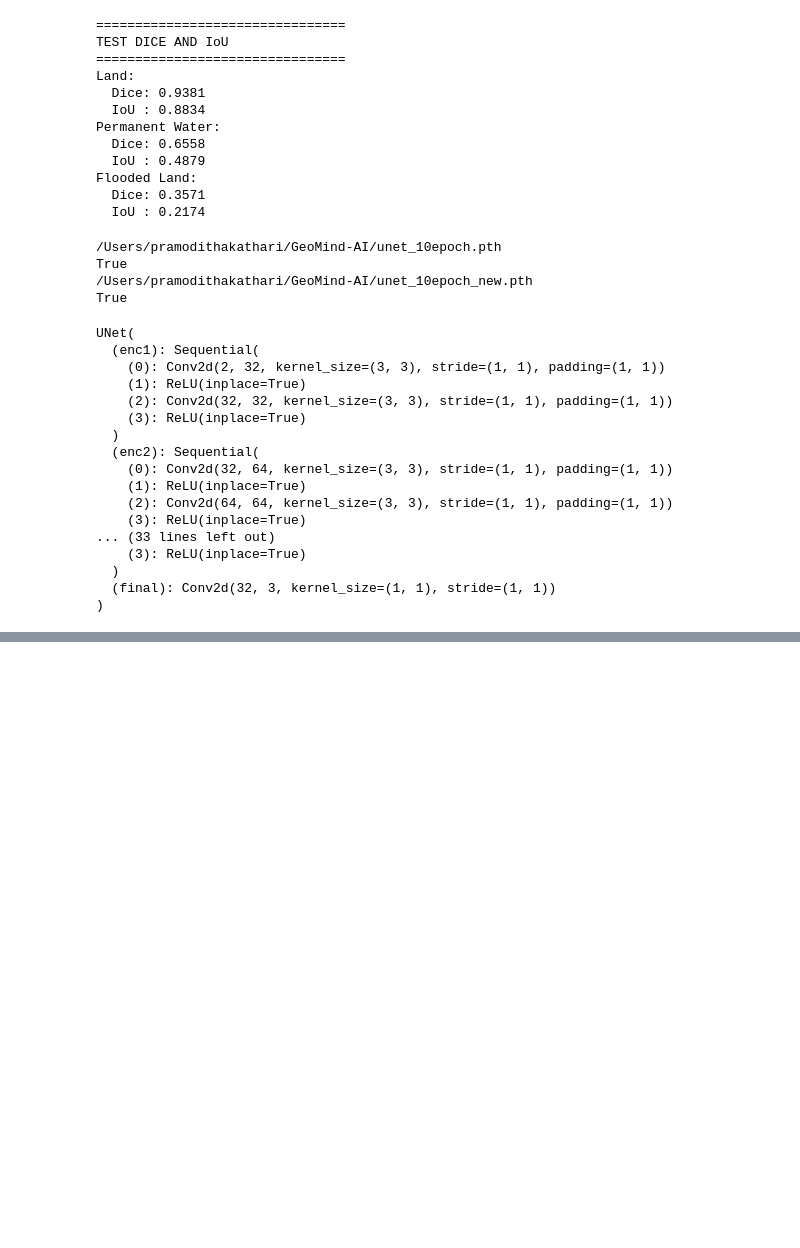
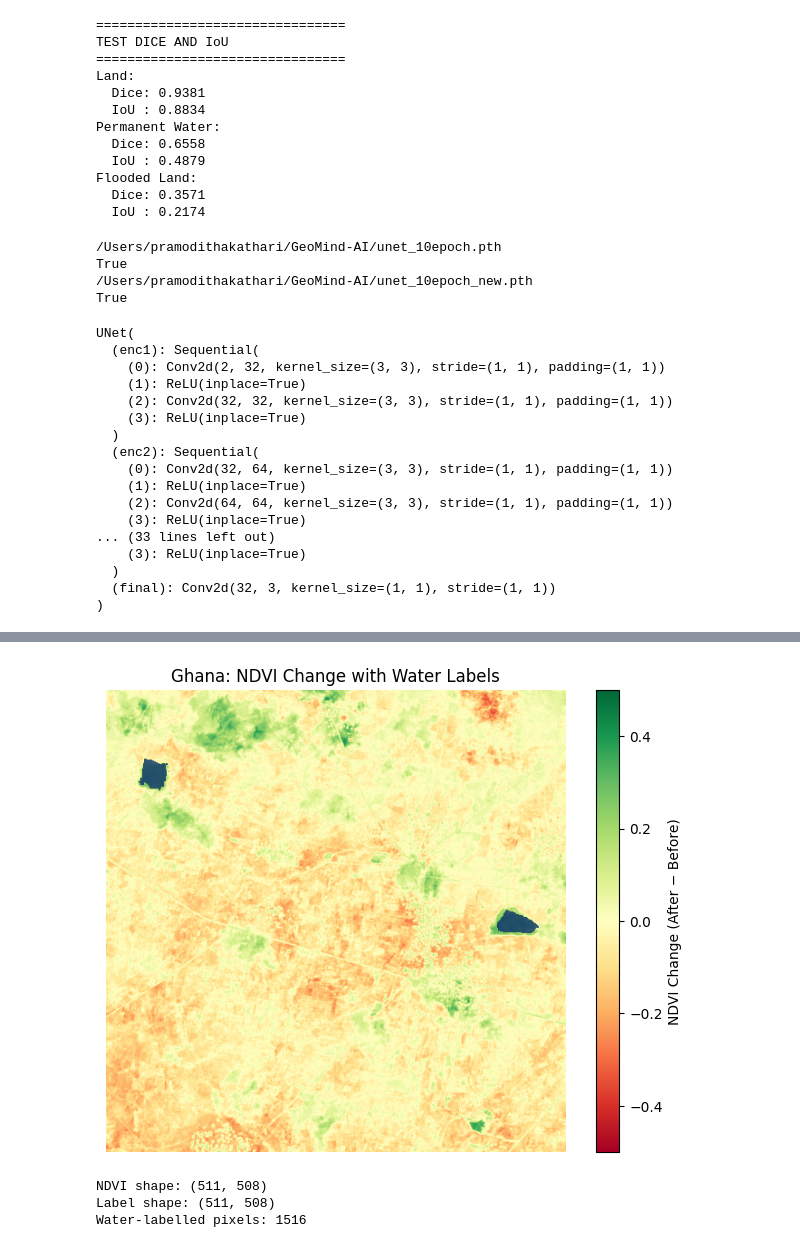
Before and after one commit to srihasagnana/GeoMind-AI, a Jupyter notebook: major_project.ipynb, the cells around one changed output, grey strips where cells are left out. Drawn from its saved outputs; the diff is of its cells as text; code cells hidden in the pictures; blank space fills up the shorter version.

```diff
--- a/major_project.ipynb
+++ b/major_project.ipynb
@@ -2238,0 +3035,65 @@ UNet(
+# %%
+from rasterio.warp import reproject, Resampling, transform_bounds
+from rasterio.windows import from_bounds
+import rasterio
+import numpy as np
+import matplotlib.pyplot as plt
+
+# Get the exact grid used by the cropped NDVI image
+red_file = next(before_safe.rglob("*_B04_10m.jp2"))
+
+with rasterio.open(red_file) as src:
+    projected_bounds = transform_bounds(
+        "EPSG:4326",
+        src.crs,
+        -1.14984356, 9.42871722,
+        -1.10384982, 9.47471096
+    )
+
+    window = from_bounds(
+        *projected_bounds,
+        transform=src.transform
+    ).round_offsets().round_lengths()
+
+    target_transform = src.window_transform(window)
+    target_crs = src.crs
+
+height, width = ndvi_before_aoi.shape
+aligned_label_aoi = np.full((height, width), -1, dtype=np.int16)
+
+with rasterio.open(label_path) as src:
+    reproject(
+        source=rasterio.band(src, 1),
+        destination=aligned_label_aoi,
+        src_transform=src.transform,
+        src_crs=src.crs,
+        dst_transform=target_transform,
+        dst_crs=target_crs,
+        src_nodata=-1,
+        dst_nodata=-1,
+        resampling=Resampling.nearest
+    )
+
+# Plot NDVI change and water labels together
+change = ndvi_after_aoi - ndvi_before_aoi
+water_mask = np.ma.masked_where(
+    aligned_label_aoi != 1,
+    np.ones_like(aligned_label_aoi, dtype=float)
+)
+
+fig, ax = plt.subplots(figsize=(8, 6))
+im = ax.imshow(change, cmap="RdYlGn", vmin=-0.5, vmax=0.5)
+ax.imshow(water_mask, cmap="Blues", vmin=0, vmax=1, alpha=0.8)
+ax.set_title("Ghana: NDVI Change with Water Labels")
+ax.axis("off")
+fig.colorbar(im, ax=ax, label="NDVI Change (After − Before)")
+plt.show()
+
+print("NDVI shape:", change.shape)
+print("Label shape:", aligned_label_aoi.shape)
+print("Water-labelled pixels:", np.sum(aligned_label_aoi == 1))
+# %% [output]
+[figure, added]
+NDVI shape: (511, 508)
+Label shape: (511, 508)
+Water-labelled pixels: 1516
```
Also changed, not shown: parts of 127 cells of this notebook, 7 other files.
